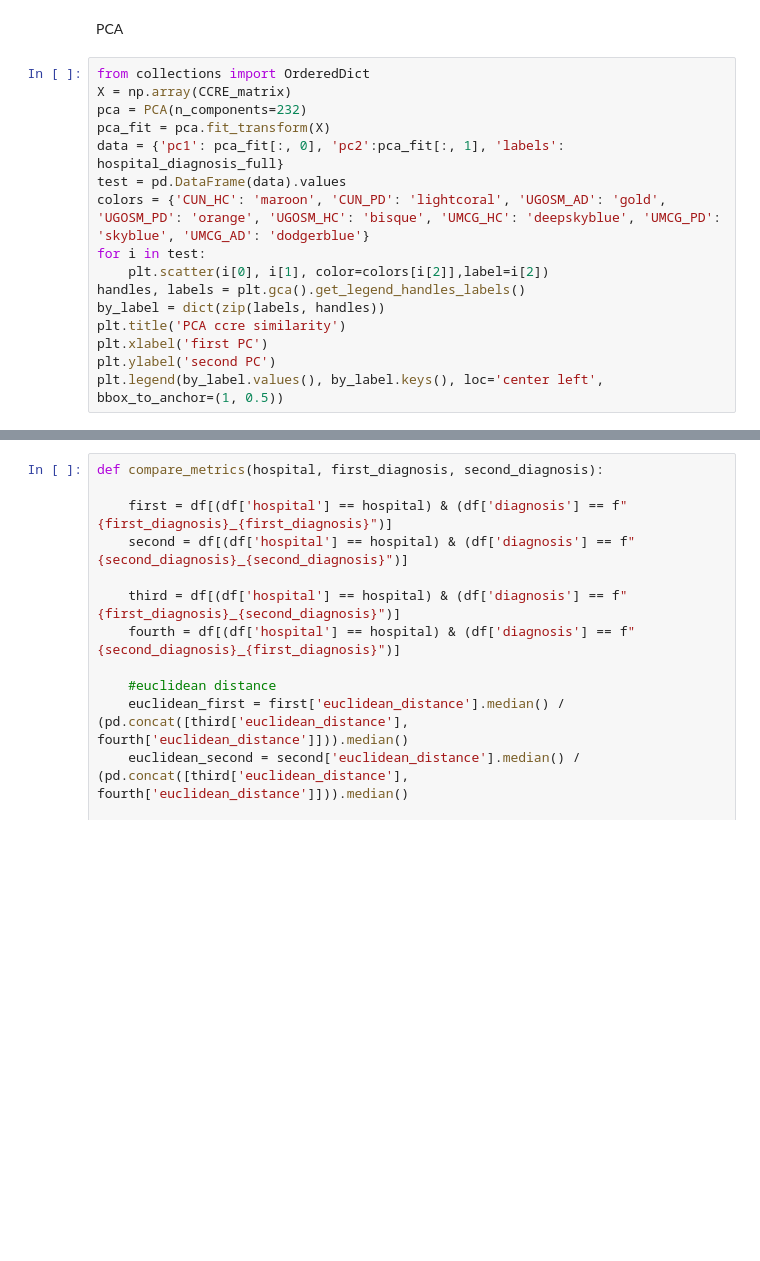
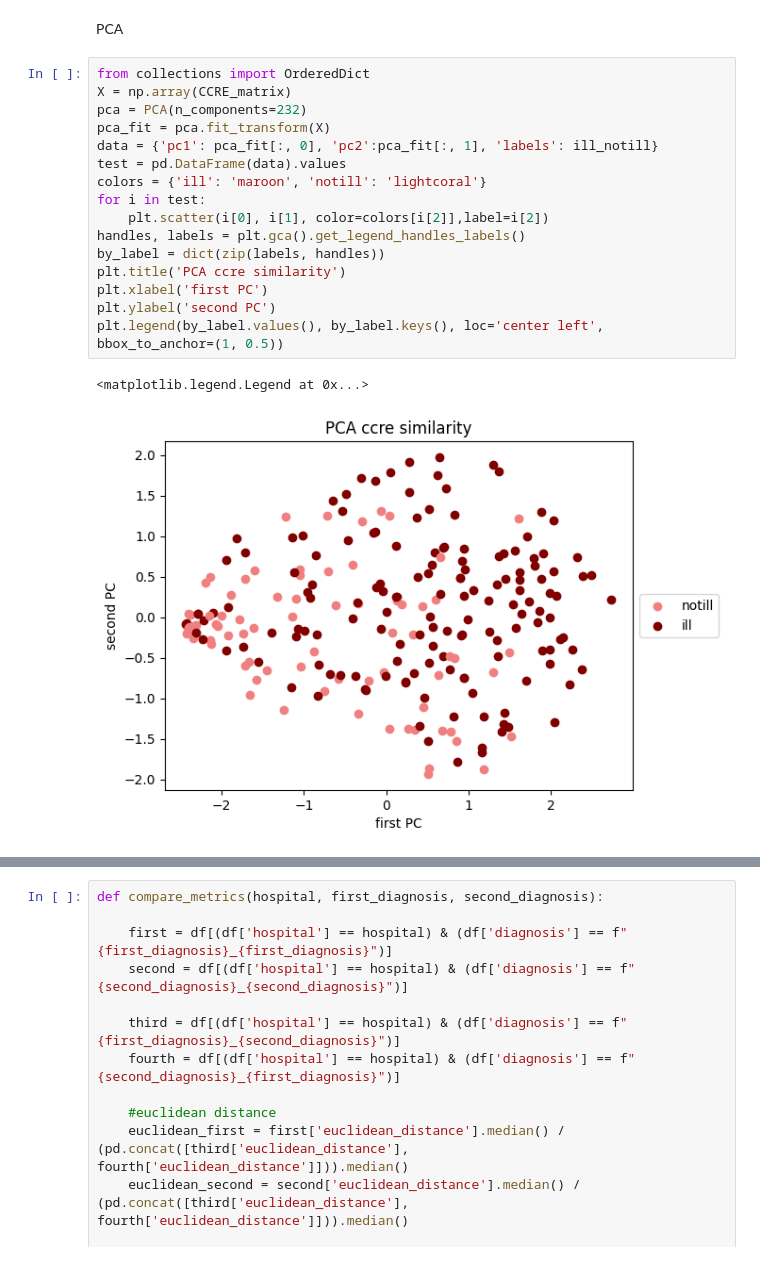
Before and after one commit to MikeWierenga/CCRE_LVQ_project, a Jupyter notebook: datacollection/comparing_distance_measurements.ipynb, the cells around one changed output, grey strips where cells are left out. Cells and saved outputs as stored; diff of their text form; blank space fills up the shorter version.

```diff
--- a/datacollection/comparing_distance_measurements.ipynb
+++ b/datacollection/comparing_distance_measurements.ipynb
@@ -167,19 +297,22 @@ PCA
 # %%
 from collections import OrderedDict
 X = np.array(CCRE_matrix)
 pca = PCA(n_components=232)
 pca_fit = pca.fit_transform(X)
-data = {'pc1': pca_fit[:, 0], 'pc2':pca_fit[:, 1], 'labels': hospital_diagnosis_full}
+data = {'pc1': pca_fit[:, 0], 'pc2':pca_fit[:, 1], 'labels': ill_notill}
 test = pd.DataFrame(data).values
-colors = {'CUN_HC': 'maroon', 'CUN_PD': 'lightcoral', 'UGOSM_AD': 'gold', 'UGOSM_PD': 'orange', 'UGOSM_HC': 'bisque', 'UMCG_HC': 'deepskyblue', 'UMCG_PD': 'skyblue', 'UMCG_AD': 'dodgerblue'}
+colors = {'ill': 'maroon', 'notill': 'lightcoral'}
 for i in test:
     plt.scatter(i[0], i[1], color=colors[i[2]],label=i[2])
 handles, labels = plt.gca().get_legend_handles_labels()
 by_label = dict(zip(labels, handles))
 plt.title('PCA ccre similarity')
 plt.xlabel('first PC')
 plt.ylabel('second PC')
 plt.legend(by_label.values(), by_label.keys(), loc='center left', bbox_to_anchor=(1, 0.5))
+# %% [output]
+<matplotlib.legend.Legend at 0x...>
+[figure, added]
 # %%
 X = np.array(euclidean_matrix)
 pca = PCA(n_components=232)
```
Also changed, not shown: parts of 29 cells of this notebook.
